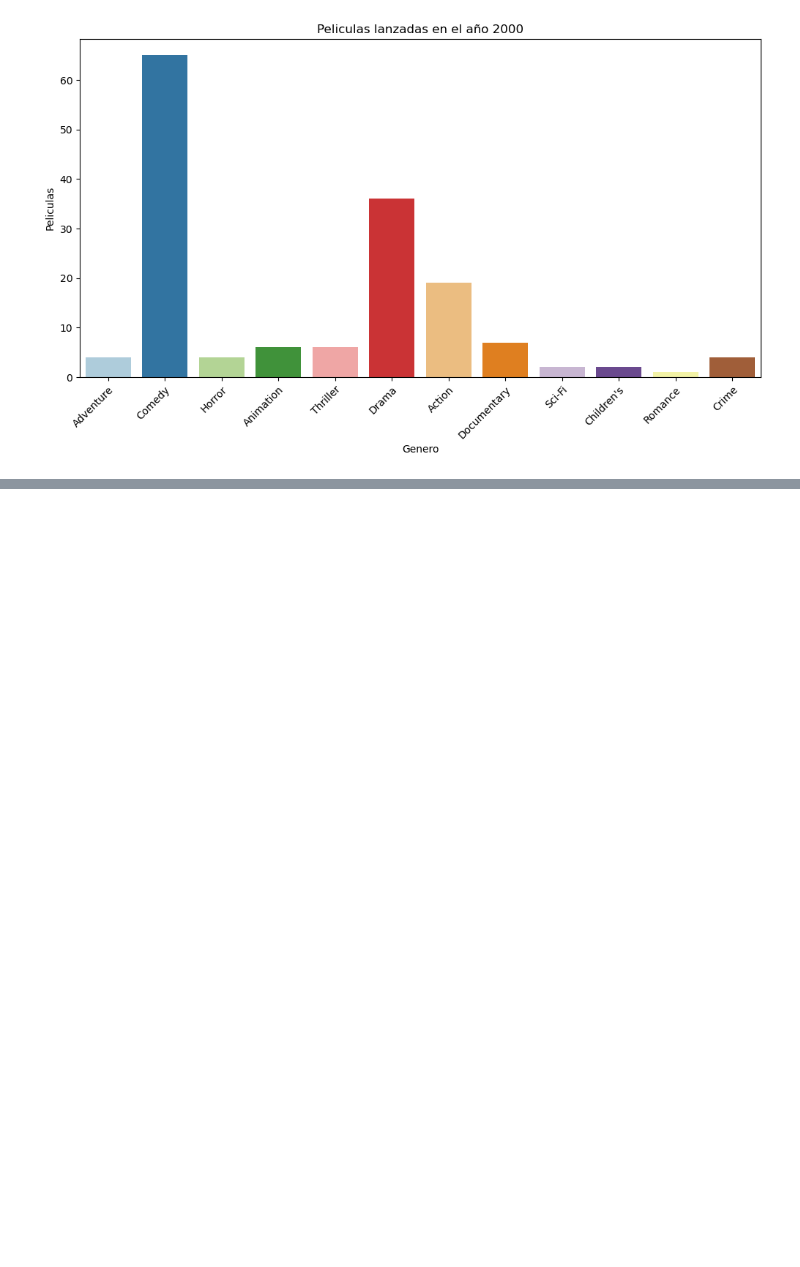
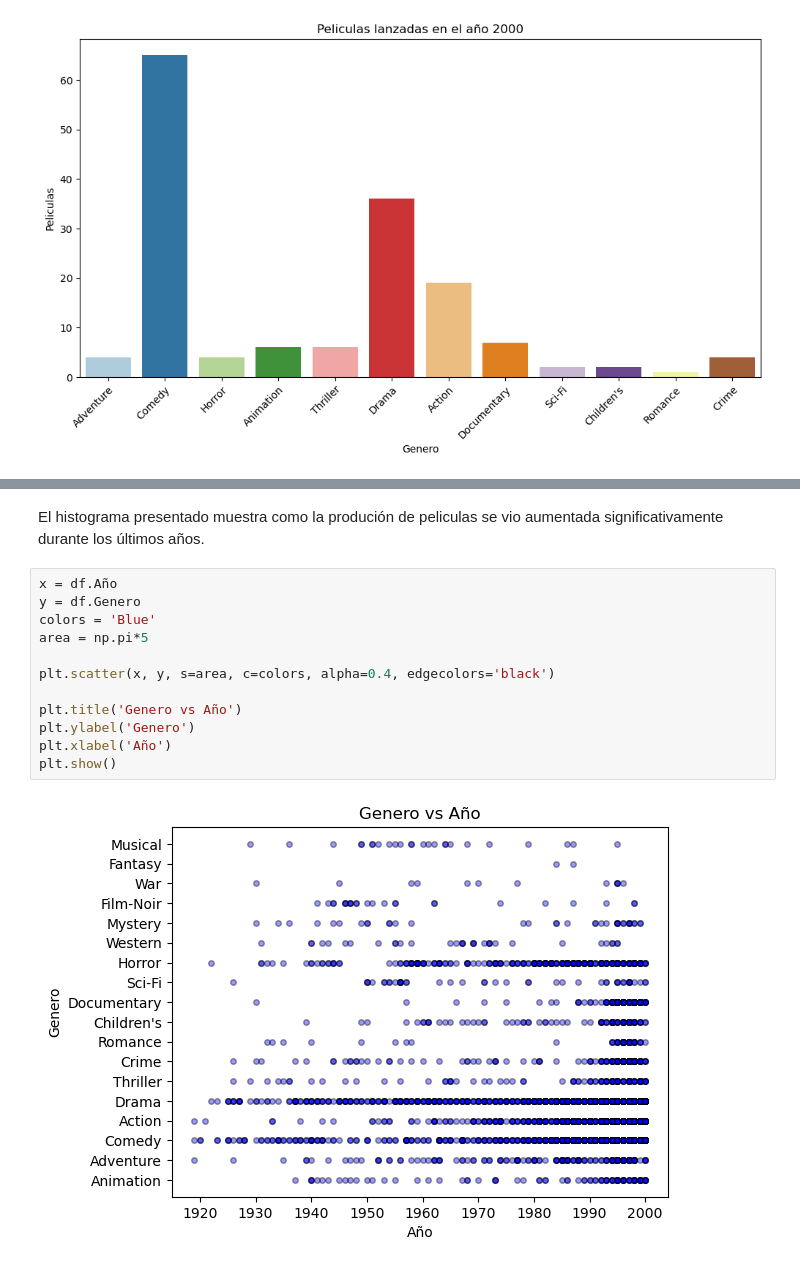
Before and after one commit to LeonBali3110/Sprint_4, a Jupyter notebook: M04 T02.ipynb, the cells around one changed output, grey strips where cells are left out. Cells and saved outputs as stored; diff of their text form; blank space fills up the shorter version.

```diff
--- a/M04 T02.ipynb
+++ b/M04 T02.ipynb
@@ -101,0 +114,16 @@ plt.show()
+# %% [markdown]
+El histograma presentado muestra como la produción de peliculas se vio aumentada significativamente durante los últimos años.
+# %%
+x = df.Año
+y = df.Genero
+colors = 'Blue'
+area = np.pi*5
+
+plt.scatter(x, y, s=area, c=colors, alpha=0.4, edgecolors='black')
+
+plt.title('Genero vs Año')
+plt.ylabel('Genero')
+plt.xlabel('Año')
+plt.show()
+# %% [output]
+[figure, added]
```
Also changed, not shown: parts of 11 cells of this notebook.
